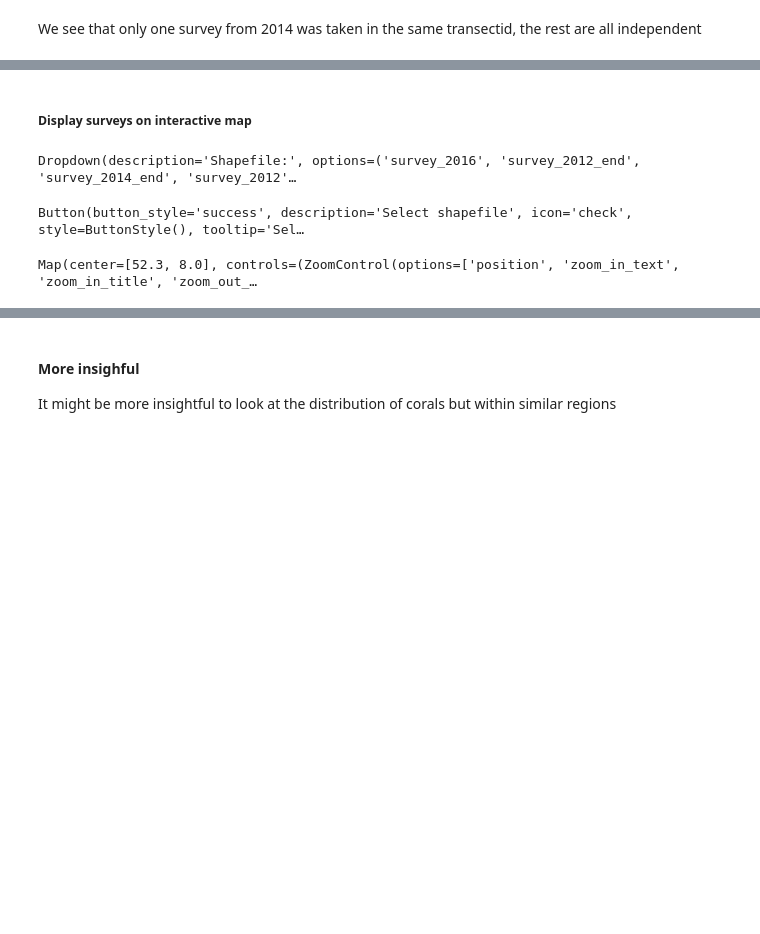
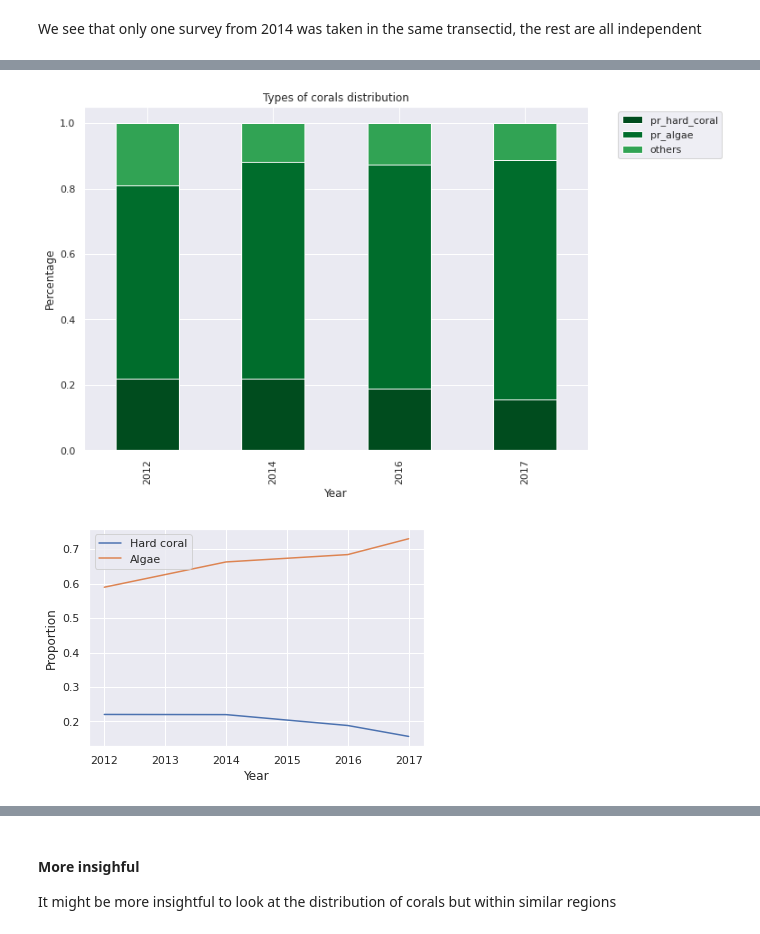
Before and after one commit to LaviSchlyter/Coral-Reef-preservation, a Jupyter notebook: Code/Coral_data_presentation.ipynb, the cells around one changed output, grey strips where cells are left out. Saved outputs shown, nothing was run; the diff lists cells and outputs as text; code cells hidden in the pictures; blank space fills up the shorter version.

```diff
--- a/Code/Coral_data_presentation.ipynb
+++ b/Code/Coral_data_presentation.ipynb
@@ -297,11 +297,3 @@ Survey_mean
 | 1 | 2014 | 32888.583333 | 14995.520833 | -14.618066 | 145.743920 | -14.617398 | 145.742180 | 0.219944 | 0.662515 | ... |
 | 2 | 2016 | 44289.000000 | 16833.133333 | -16.285364 | 146.371320 | -16.283135 | 146.371235 | 0.188382 | 0.683850 | ... |
 | 3 | 2017 | 47018.000000 | 13418.000000 | -14.301355 | 145.098854 | -14.298800 | 145.098036 | 0.156740 | 0.729780 | ... |
-# %%
-# I will now group the pr_oth_invert and pr_other
-Survey_mean["others"] = Survey_mean["pr_oth_invert"] + Survey_mean["pr_other"]
-Survey_mean.drop(columns = ["pr_oth_invert", "pr_other"], inplace = True)
-
-# Here I make a specific dataframe to enable a stacked graph
-survey_melt = pd.melt(Survey_mean, id_vars = ["year"], value_vars=["pr_hard_coral", "pr_algae", "pr_soft_coral", "others"])
-survey_melt.head()
@@ -334,65 +300,7 @@ plt.show()
-# %% [markdown]
-##### Display surveys on interactive map
-# %%
-#get shapefile name list
-shpList = [x[:-4] for x in os.listdir('../Data/GBR_shapes_surveys') if x[-3:]=='shp']
-
-#dropdown widget
-selDrop = widgets.Dropdown(
-    options=shpList,
-    value=shpList[0],
-    description='Shapefile:',
-    disabled=False,
-)
-
-display(selDrop)
-
-#button widget
-selBot = widgets.Button(
-    description='Select shapefile',
-    disabled=False,
-    button_style='success', # 'success', 'info', 'warning', 'danger' or ''
-    tooltip='Select shapefile',
-    icon='check'
-)
-
-display(selBot)
-
-#map object
-m = Map(center=(52.3,8.0), zoom = 10,
-        basemap = basemaps.OpenTopoMap)
-
-zoom_slider = IntSlider(description='Zoom level:', min=0, max=15, value=7)
-jslink((zoom_slider, 'value'), (m, 'zoom'))
-widgetControl = WidgetControl(widget=zoom_slider, position='topright')
-m.add_control(widgetControl)
-
-m.add_layer(basemaps.OpenStreetMap.Mapnik)
-m.add_control(ScaleControl(position='bottomleft'))
-m.add_control(FullScreenControl(position='topright'))
-m.add_control(LayersControl())
-display(m)
-
-#show map function
-def showMap(selShp):
-
-    selDf = gpd.read_file('../Data/GBR_shapes_surveys/'+selShp+'.shp')
-
-
-    geoDf = selDf.set_crs(epsg=4326)
-    lonCent = (geoDf.bounds.maxx + geoDf.bounds.minx).mean()/2
-    latCent = (geoDf.bounds.maxy + geoDf.bounds.miny).mean()/2
-
-    m.center = (latCent,lonCent)
-    geoData = GeoData(geo_dataframe=geoDf, name=selShp)
-    m.add_layer(geoData)
-
-#on click function
-def on_button_clicked(b):
-    showMap(selDrop.value)
-
-selBot.on_click(on_button_clicked)
-# %% [output]
-Dropdown(description='Shapefile:', options=('survey_2016', 'survey_2012_end', 'survey_2014_end', 'survey_2012'…
-Button(button_style='success', description='Select shapefile', icon='check', style=ButtonStyle(), tooltip='Sel…
-Map(center=[52.3, 8.0], controls=(ZoomControl(options=['position', 'zoom_in_text', 'zoom_in_title', 'zoom_out_…
+# %%
+# Plot for mean
+pf.plot_mean_stack(Survey_mean)
+pf.hard_algae_plot(Survey_mean)
+# %% [output]
+[figure, added]
+[figure, added]
```
Also changed, not shown: parts of 35 cells of this notebook.
